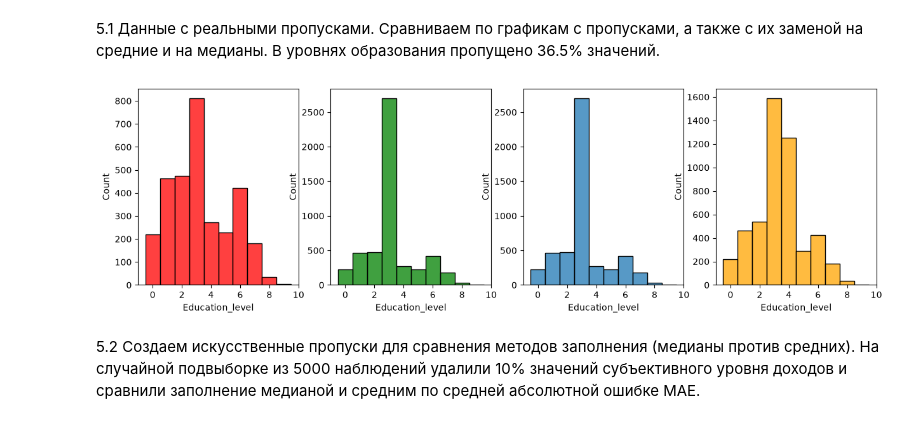
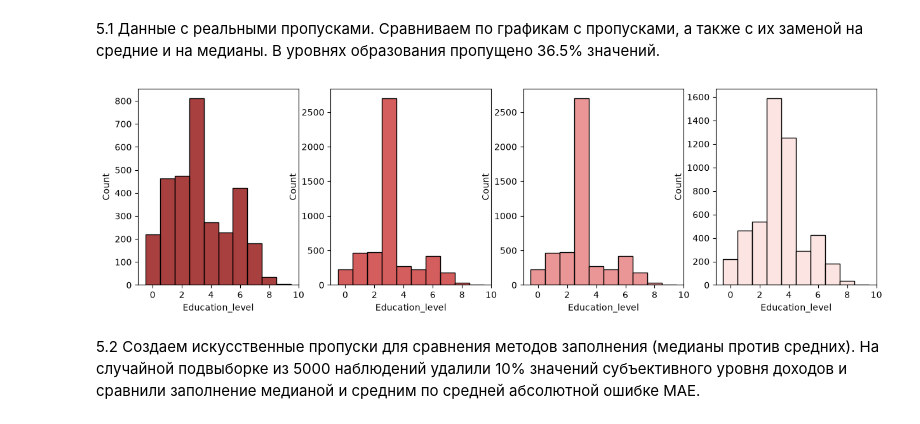
Before and after one commit to chaosmagnvm/wvs-data-analysis, a Jupyter notebook: stats_wvs.ipynb, the cells around one changed output. Cells and saved outputs as stored; diff of their text form; code cells hidden in the pictures.

```diff
--- a/stats_wvs.ipynb
+++ b/stats_wvs.ipynb
@@ -419,38 +419,38 @@ def knn(df_s, df_m, s, f, k):
     y = df_m.loc[~mask, s].values
 
     l = []
     for i in range(len(b)):
         d = np.sqrt(((a - b[i])**2).sum(axis=1)) # расстояние между теми у кого известен доход и теми кого нет
         c = np.argsort(d)[:k]
         l.append(y[c].mean()) # т.к индексы те же, потом еще усредняем
 
     df_m = df_m.copy()
     df_m.loc[mask, s] = l # вставили туда где пропуски
     return df_m
 
 df = pd.read_csv("wvs.csv")
 df = df.sample(5000, random_state=42)
 
 src = df.copy()
 
 fig, axes = plt.subplots(1, 4, figsize=(15,4))
-sns.histplot(data=df, x="Education_level", binwidth=1, ax=axes[0], color="red", discrete=True)
+sns.histplot(data=df, x="Education_level", binwidth=1, ax=axes[0], color="#8B0000", discrete=True)
 
 df["Education_level"] = src["Education_level"].fillna(src["Education_level"].mean())
-sns.histplot(data=df, x="Education_level", binwidth=1, ax=axes[1], color="green", discrete=True)
+sns.histplot(data=df, x="Education_level", binwidth=1, ax=axes[1], color="#C62828", discrete=True)
 
 df["Education_level"] = src["Education_level"].fillna(src["Education_level"].median())
-sns.histplot(data=df, x="Education_level", binwidth=1, ax=axes[2], discrete=True)
+sns.histplot(data=df, x="Education_level", binwidth=1, ax=axes[2], discrete=True, color="#E57373")
 
 
 ff = ["Financial_satisfaction", "Social_class", "Life_satisfaction", "Age", "Household_size", "Health_satisfaction"]
 
 df_new = knn(src, src, "Education_level", ff, 200)
-sns.histplot(data=df_new, x="Education_level", binwidth=1, ax=axes[3], discrete=True, color="orange")
+sns.histplot(data=df_new, x="Education_level", binwidth=1, ax=axes[3], discrete=True, color="#FADBD8")
 
 plt.show()
 # %% [output]
-[figure, old version]
+[figure, new version]
 # %% [markdown]
 5.2 Создаем искусственные пропуски для сравнения методов заполнения (медианы против средних). На случайной подвыборке из 5000 наблюдений удалили 10% значений субъективного уровня доходов и сравнили заполнение медианой и средним по средней абсолютной ошибке MAE.
 # %%
```
Also changed, not shown: parts of 11 cells of this notebook, 1 other file.
